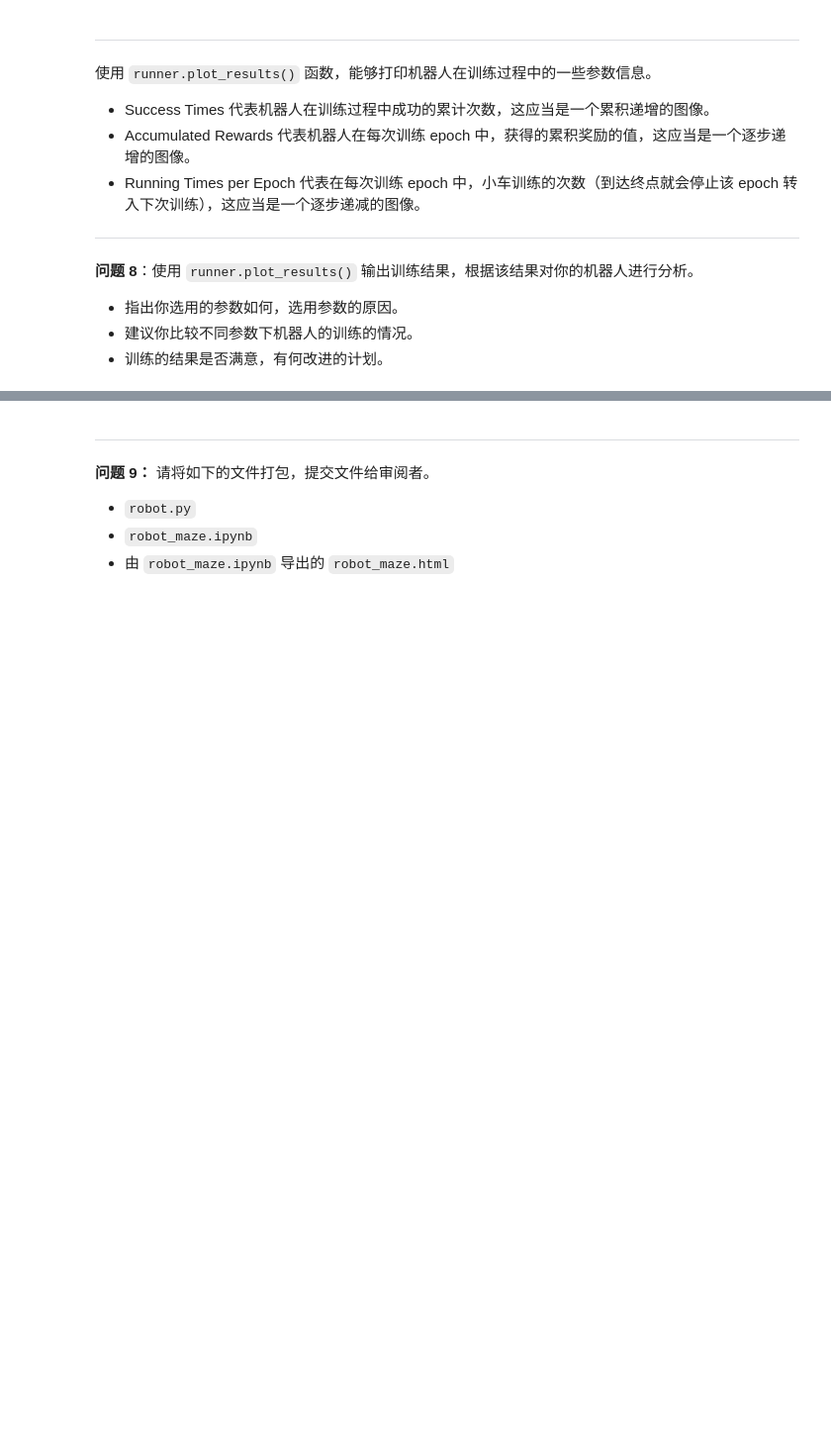
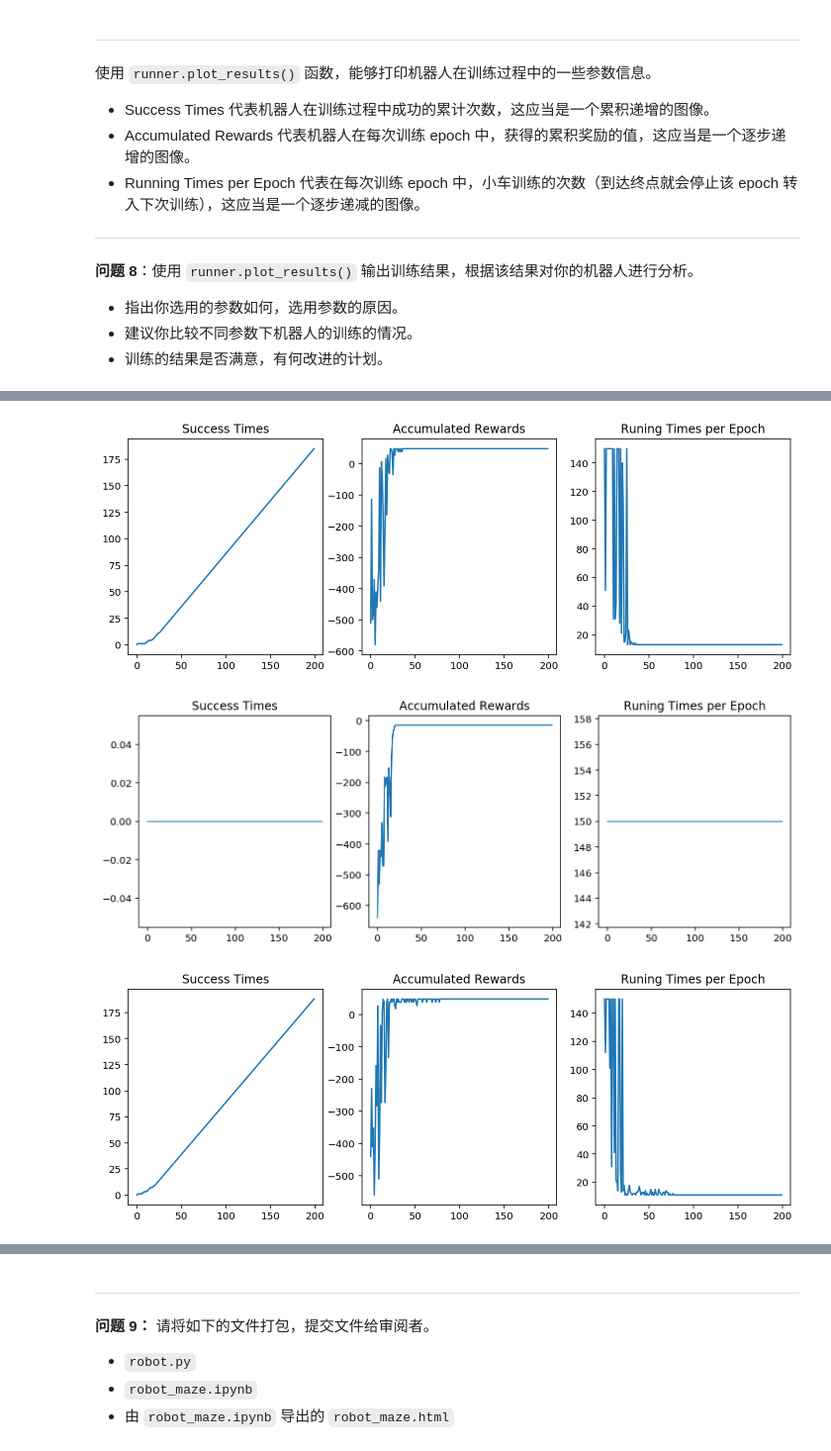
Before and after one commit to NARUTONBM/Uda-machine-learning, a Jupyter notebook: Reinforcement_learning/Maze/robot_maze.ipynb, the cells around one changed output, grey strips where cells are left out. Shown at 99% size. Cells and saved outputs as stored; diff of their text form; code cells hidden in the pictures; blank space fills up the shorter version.

```diff
--- a/Reinforcement_learning/Maze/robot_maze.ipynb
+++ b/Reinforcement_learning/Maze/robot_maze.ipynb
@@ -279,0 +309,8 @@ runner.plot_results()
+# %%
+test_params(200, 1.0, 0.6, 0.9)
+test_params(200, 1.0, 0.6, 0.8)
+test_params(200, 1.0, 0.6, 0.7)
+# %% [output]
+[figure, added]
+[figure, added]
+[figure, added]
```
Also changed, not shown: parts of 11 cells of this notebook, 2 other files.
